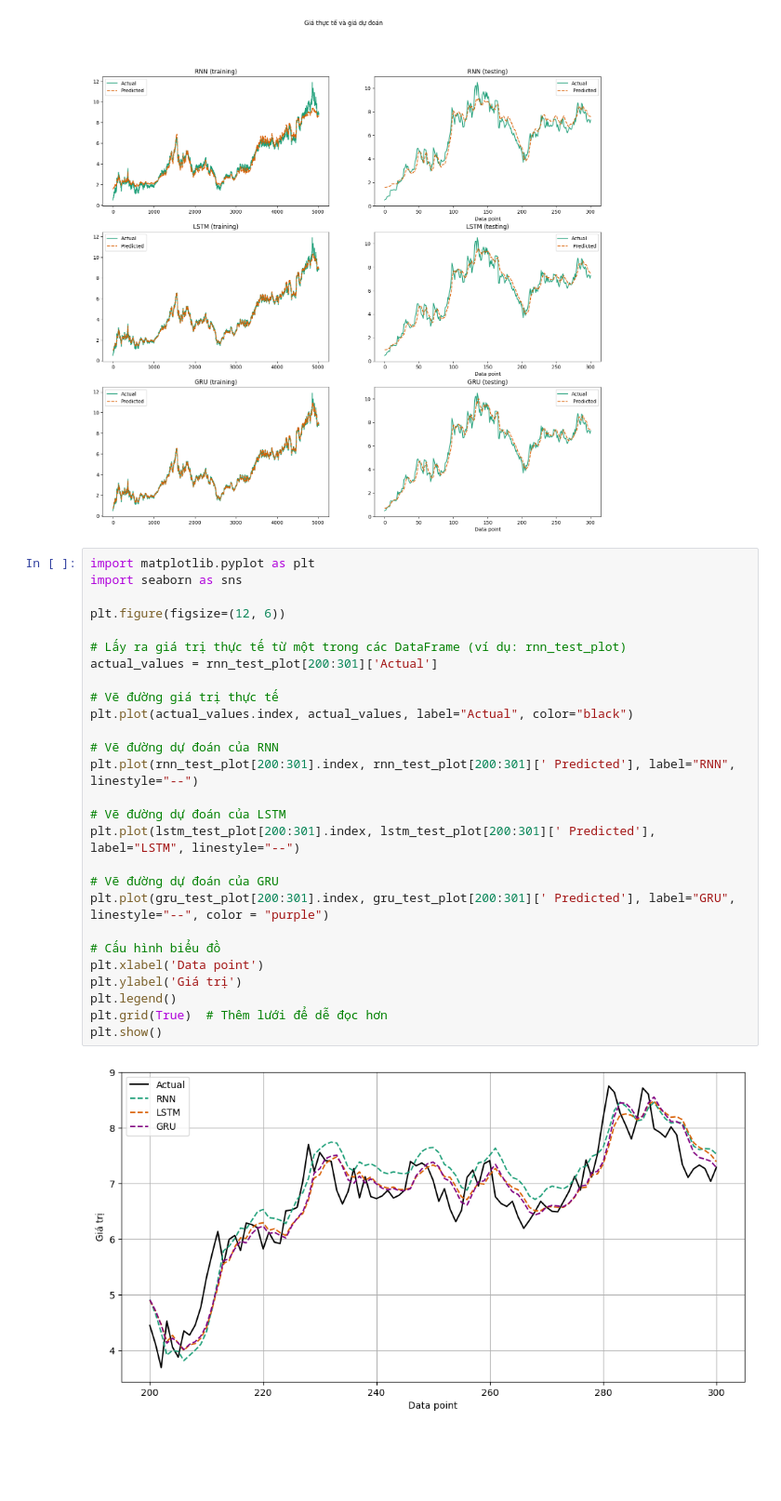
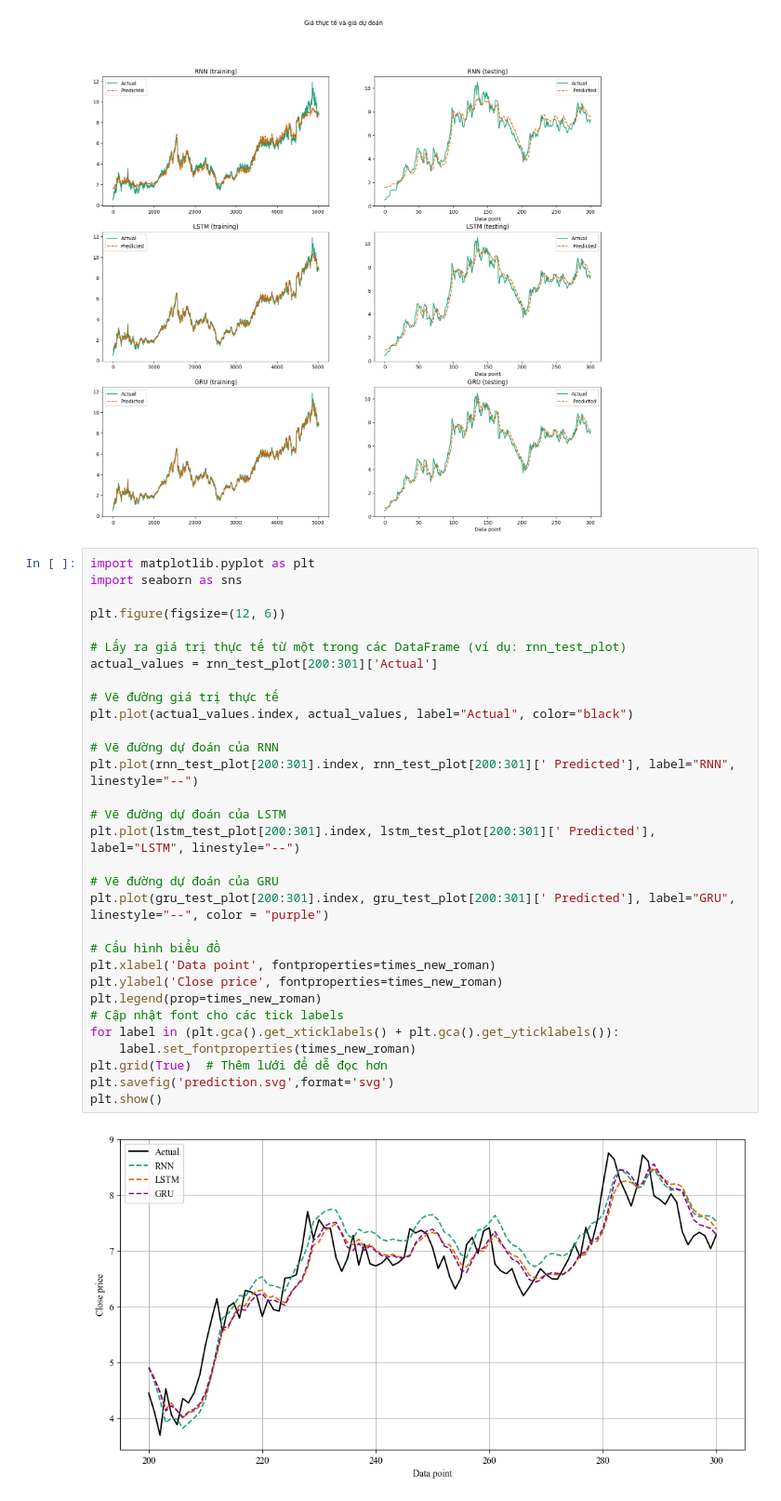
Before and after one commit to ThienNguyen3001/Stock-Price-Prediction-RNN-LSTM-GRU, a Jupyter notebook: stock_price_predict.ipynb, the cells around one changed output. Shown at 93% size. Cells and saved outputs as stored; diff of their text form; blank space fills up the shorter version.

```diff
--- a/stock_price_predict.ipynb
+++ b/stock_price_predict.ipynb
@@ -734,29 +731,33 @@ gru_testing_plot.set_xlabel('Data point');
 # %%
 import matplotlib.pyplot as plt
 import seaborn as sns
 
 plt.figure(figsize=(12, 6))
 
 # Lấy ra giá trị thực tế từ một trong các DataFrame (ví dụ: rnn_test_plot)
 actual_values = rnn_test_plot[200:301]['Actual']
 
 # Vẽ đường giá trị thực tế
 plt.plot(actual_values.index, actual_values, label="Actual", color="black")
 
 # Vẽ đường dự đoán của RNN
 plt.plot(rnn_test_plot[200:301].index, rnn_test_plot[200:301][' Predicted'], label="RNN", linestyle="--")
 
 # Vẽ đường dự đoán của LSTM
 plt.plot(lstm_test_plot[200:301].index, lstm_test_plot[200:301][' Predicted'], label="LSTM", linestyle="--")
 
 # Vẽ đường dự đoán của GRU
 plt.plot(gru_test_plot[200:301].index, gru_test_plot[200:301][' Predicted'], label="GRU", linestyle="--", color = "purple")
 
 # Cấu hình biểu đồ
-plt.xlabel('Data point')
-plt.ylabel('Giá trị')
-plt.legend()
+plt.xlabel('Data point', fontproperties=times_new_roman)
+plt.ylabel('Close price', fontproperties=times_new_roman)
+plt.legend(prop=times_new_roman)
+# Cập nhật font cho các tick labels
+for label in (plt.gca().get_xticklabels() + plt.gca().get_yticklabels()):
+    label.set_fontproperties(times_new_roman)
 plt.grid(True)  # Thêm lưới để dễ đọc hơn
+plt.savefig('prediction.svg',format='svg')
 plt.show()
 # %% [output]
-[figure, old version]
+[figure, new version]
```
Also changed, not shown: parts of 4 cells of this notebook.
